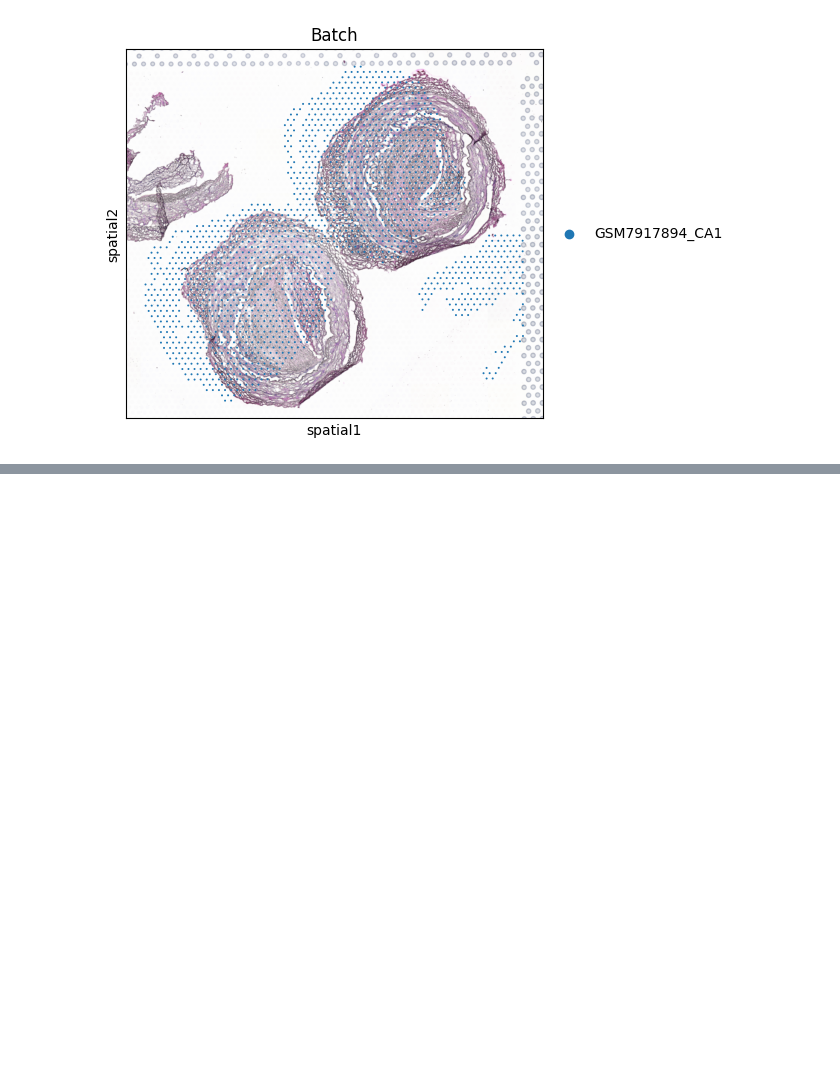
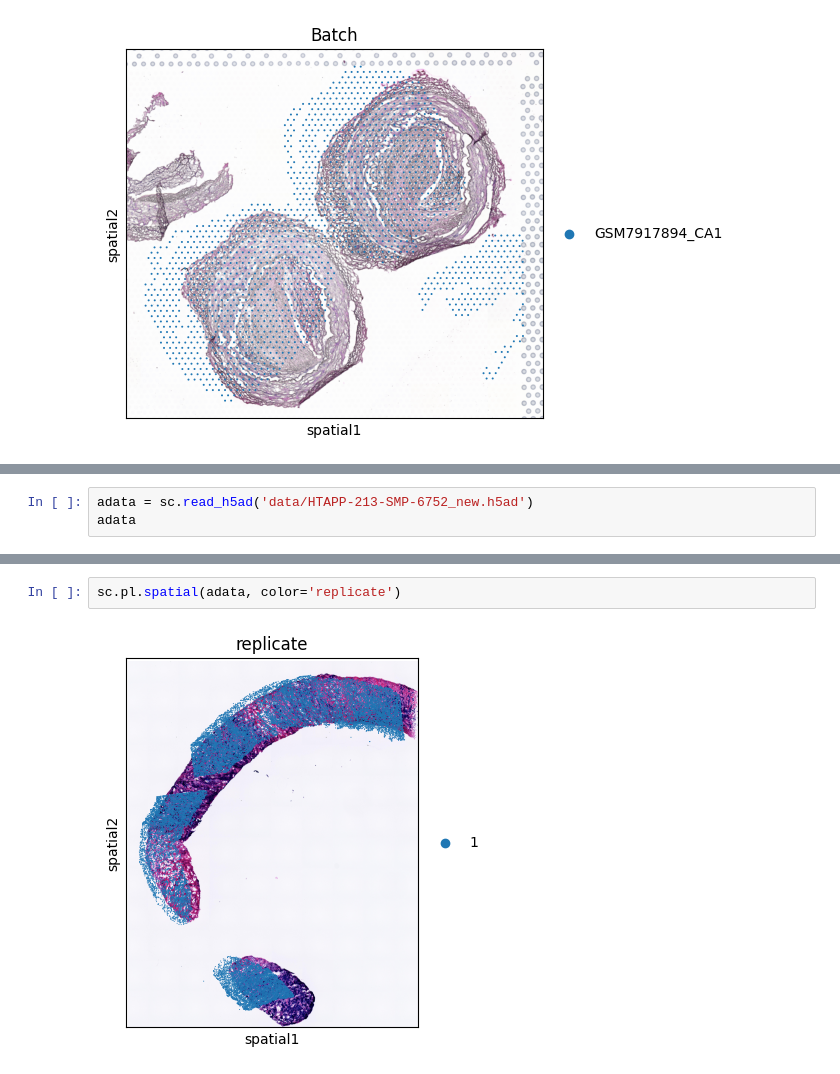
Before and after one commit to 13acts/Spatial-Transcriptomics-Rescalefactors, a Jupyter notebook: explore.ipynb, the cells around one changed output, grey strips where cells are left out. Drawn from its saved outputs; the diff is of its cells as text; blank space fills up the shorter version.

```diff
--- a/explore.ipynb
+++ b/explore.ipynb
@@ -57,0 +64,3 @@ sc.pl.spatial(adata, color='Batch', size=10)
+# %%
+adata = sc.read_h5ad('data/HTAPP-213-SMP-6752_new.h5ad')
+adata
@@ -57,0 +76,4 @@ sc.pl.spatial(adata, color='Batch', size=10)
+# %%
+sc.pl.spatial(adata, color='replicate')
+# %% [output]
+[figure, added]
```
Also changed, not shown: parts of 4 cells of this notebook, 1 other file.
